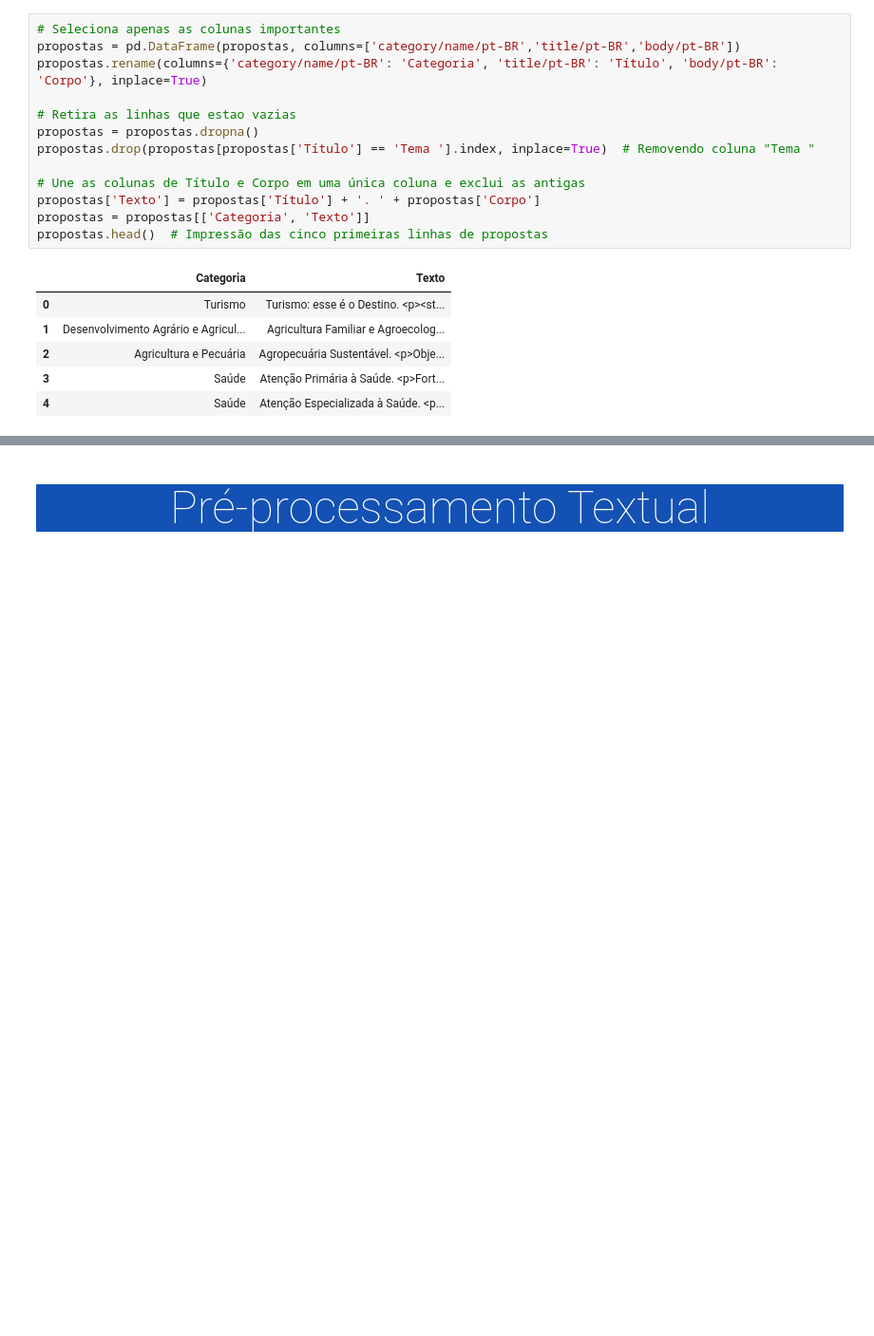
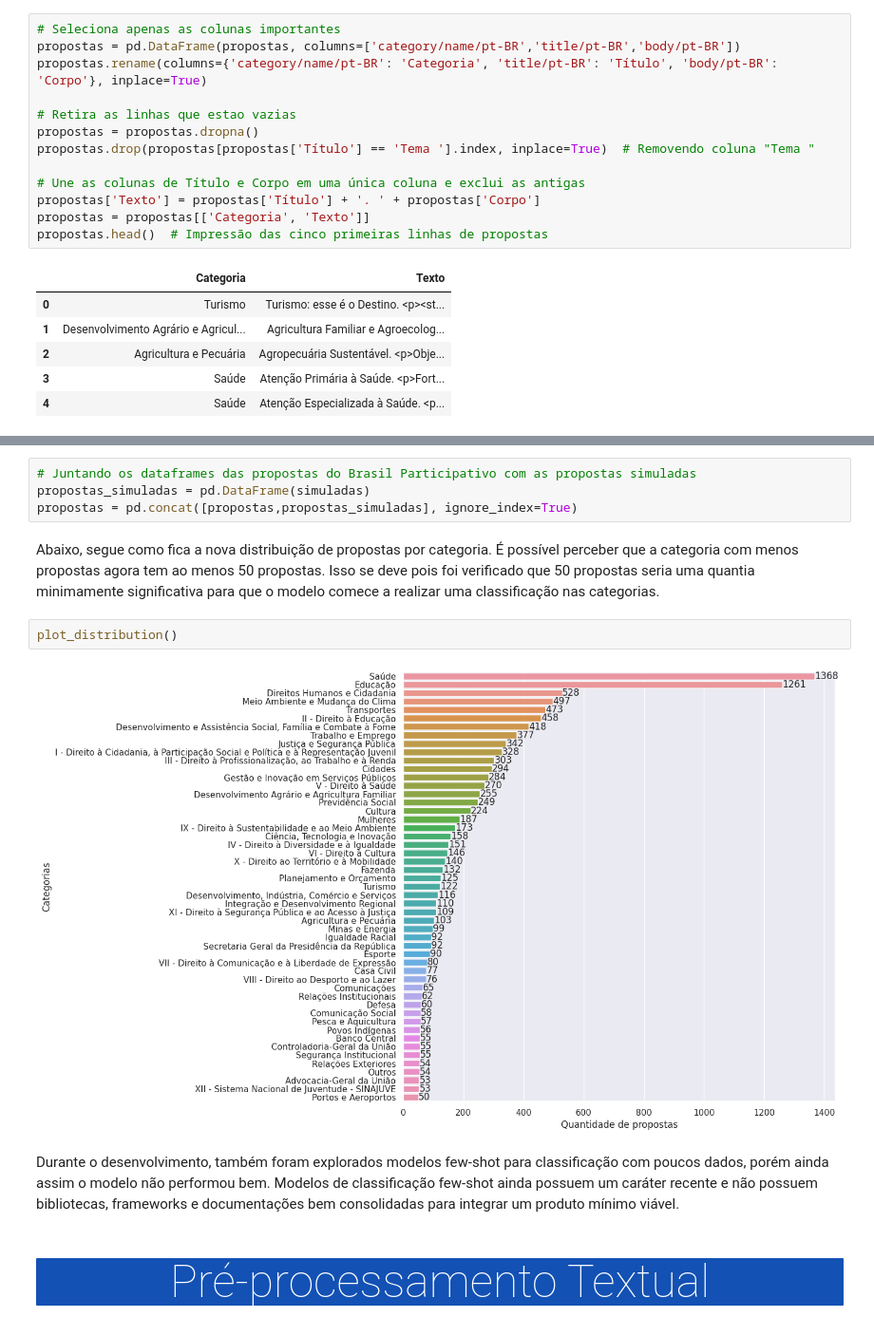
Before and after one commit to ResidenciaTICBrisa/BP-Classificador-de-Propostas, a Jupyter notebook: processo_de_desenvolvimento.ipynb, the cells around one changed output, grey strips where cells are left out. Shown at 95% size. Cells and saved outputs as stored; diff of their text form; blank space fills up the shorter version.

```diff
--- a/processo_de_desenvolvimento.ipynb
+++ b/processo_de_desenvolvimento.ipynb
@@ -152,3 +187,15 @@ Por último, cria-se um novo arquivo `csv` com as alterações feitas e o arquiv
+# %%
+# Juntando os dataframes das propostas do Brasil Participativo com as propostas simuladas
+propostas_simuladas = pd.DataFrame(simuladas)
+propostas = pd.concat([propostas,propostas_simuladas], ignore_index=True)
+# %% [markdown]
+Abaixo, segue como fica a nova distribuição de propostas por categoria. É possível perceber que a categoria com menos propostas agora tem ao menos 50 propostas. Isso se deve pois foi verificado que 50 propostas seria uma quantia minimamente significativa para que o modelo comece a realizar uma classificação nas categorias.
+# %%
+plot_distribution()
+# %% [output]
+[figure, added]
+# %% [markdown]
+Durante o desenvolvimento, também foram explorados modelos few-shot para classificação com poucos dados, porém ainda assim o modelo não performou bem. Modelos de classificação few-shot ainda possuem um caráter recente e não possuem bibliotecas, frameworks e documentações bem consolidadas para integrar um produto mínimo viável.
 # %% [markdown]
 <a id='pre-processing'></a><h2 style="padding:10px;background:#1351b4;margin:10;color:white;font-size:3rem;text-align:center;border-radius: 1px 1px;overflow:hidden;font-weight:100">Pré-processamento Textual</h2>
 # %% [markdown]
```
Also changed, not shown: parts of 72 cells of this notebook, 2 other files.
